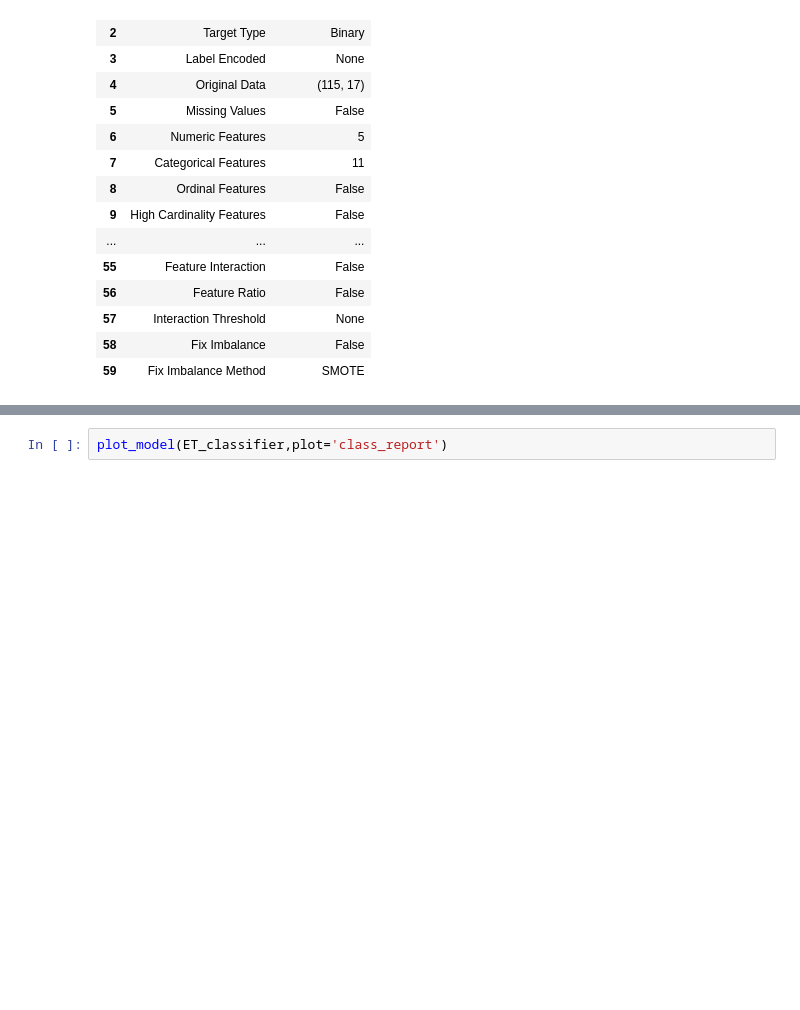
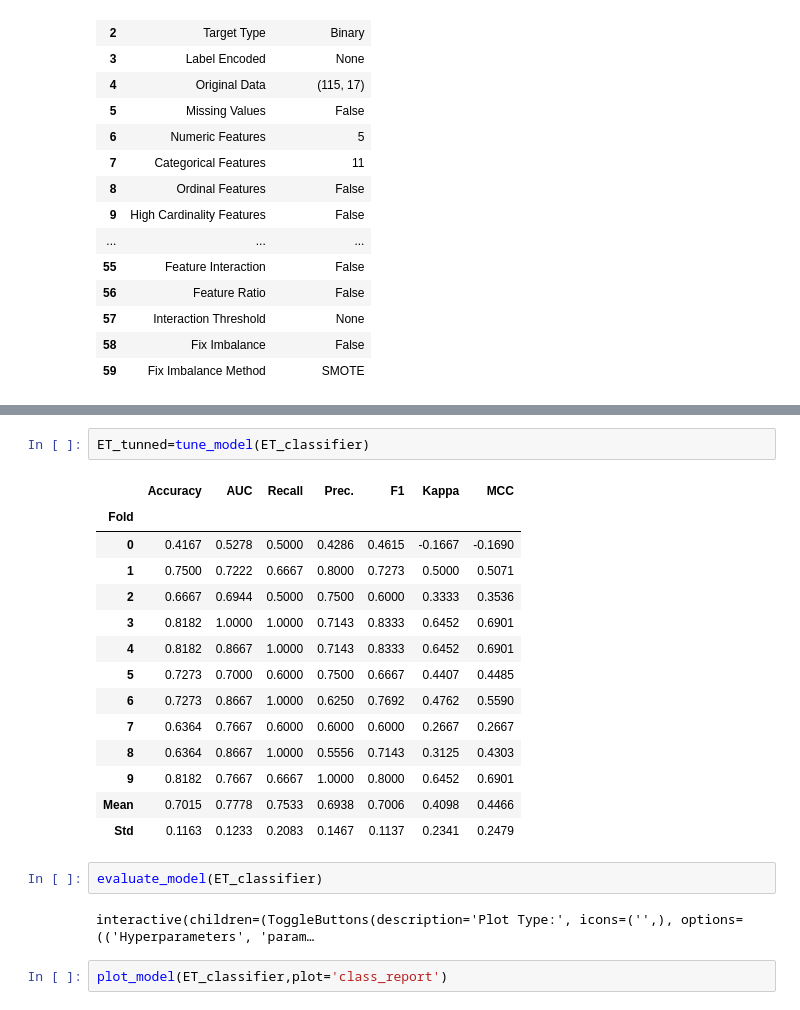
Before and after one commit to GuberXZ/PIC, a Jupyter notebook: Pycaret.ipynb, the cells around one changed output, grey strips where cells are left out. Saved outputs shown, nothing was run; the diff lists cells and outputs as text; blank space fills up the shorter version.

```diff
--- a/Pycaret.ipynb
+++ b/Pycaret.ipynb
@@ -90,3 +90,24 @@ ET_classifier=create_model('et')
+# %%
+ET_tunned=tune_model(ET_classifier)
+# %% [output]
+|  | Accuracy | AUC | Recall | Prec. | F1 | Kappa | MCC |
+| Fold |  |  |  |  |  |  |  |
+| 0 | 0.4167 | 0.5278 | 0.5000 | 0.4286 | 0.4615 | -0.1667 | -0.1690 |
+| 1 | 0.7500 | 0.7222 | 0.6667 | 0.8000 | 0.7273 | 0.5000 | 0.5071 |
+| 2 | 0.6667 | 0.6944 | 0.5000 | 0.7500 | 0.6000 | 0.3333 | 0.3536 |
+| 3 | 0.8182 | 1.0000 | 1.0000 | 0.7143 | 0.8333 | 0.6452 | 0.6901 |
+| 4 | 0.8182 | 0.8667 | 1.0000 | 0.7143 | 0.8333 | 0.6452 | 0.6901 |
+| 5 | 0.7273 | 0.7000 | 0.6000 | 0.7500 | 0.6667 | 0.4407 | 0.4485 |
+| 6 | 0.7273 | 0.8667 | 1.0000 | 0.6250 | 0.7692 | 0.4762 | 0.5590 |
+| 7 | 0.6364 | 0.7667 | 0.6000 | 0.6000 | 0.6000 | 0.2667 | 0.2667 |
+| 8 | 0.6364 | 0.8667 | 1.0000 | 0.5556 | 0.7143 | 0.3125 | 0.4303 |
+| 9 | 0.8182 | 0.7667 | 0.6667 | 1.0000 | 0.8000 | 0.6452 | 0.6901 |
+| Mean | 0.7015 | 0.7778 | 0.7533 | 0.6938 | 0.7006 | 0.4098 | 0.4466 |
+| Std | 0.1163 | 0.1233 | 0.2083 | 0.1467 | 0.1137 | 0.2341 | 0.2479 |
+# %%
+evaluate_model(ET_classifier)
+# %% [output]
+interactive(children=(ToggleButtons(description='Plot Type:', icons=('',), options=(('Hyperparameters', 'param…
 # %%
 plot_model(ET_classifier,plot='class_report')
 # %% [output]
```
Also changed, not shown: parts of 5 cells of this notebook.
